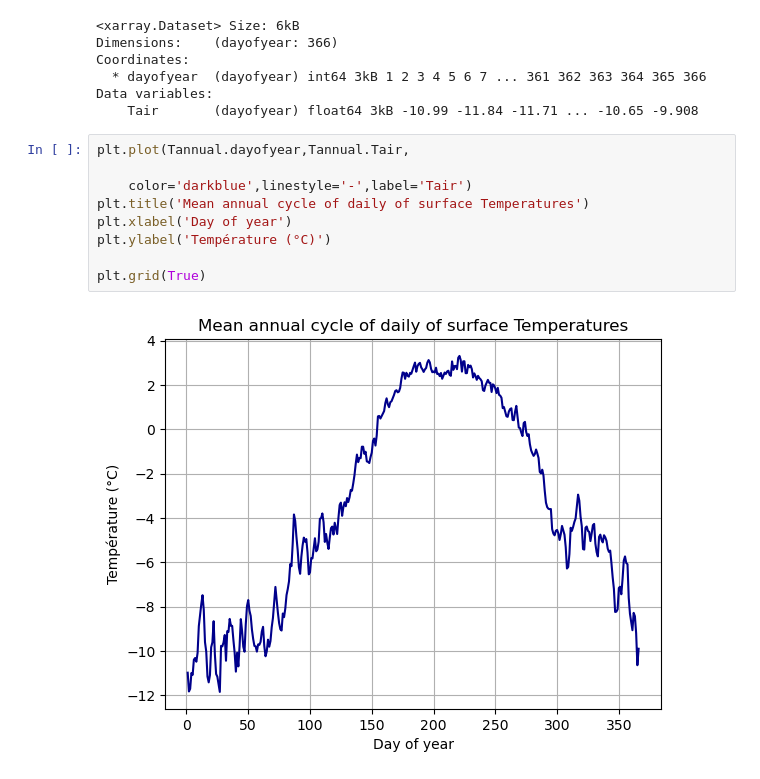
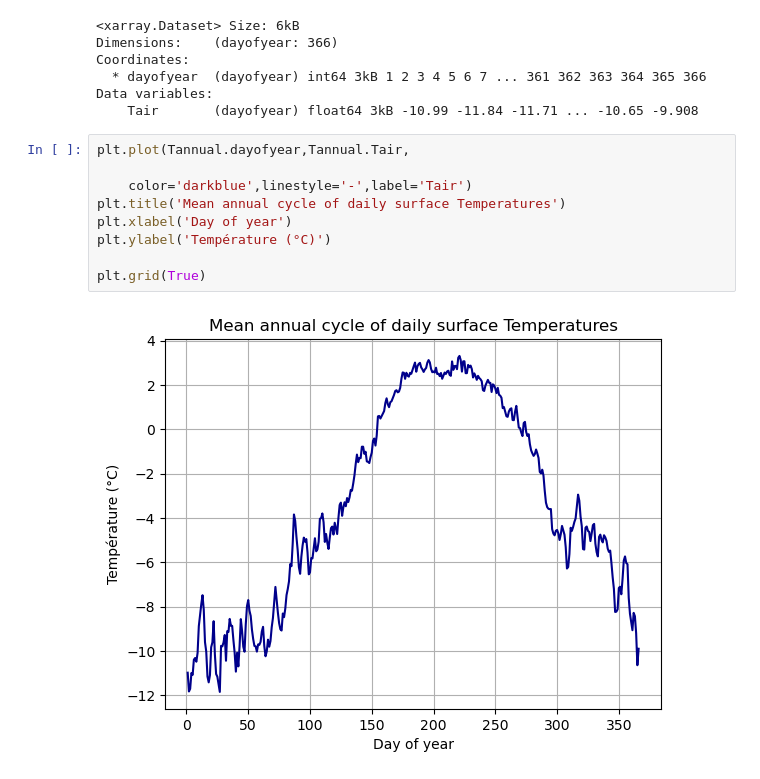
Before and after one commit to Andeol-ramb/MAR_HMA_GLACIOCLIM_Comparisons, a Jupyter notebook: T.StationMeraLa.ipynb, the cells around one changed output. Saved outputs shown, nothing was run; the diff lists cells and outputs as text.

```diff
--- a/T.StationMeraLa.ipynb
+++ b/T.StationMeraLa.ipynb
@@ -214,11 +214,11 @@ Data variables:
 # %%
 plt.plot(Tannual.dayofyear,Tannual.Tair,
 
     color='darkblue',linestyle='-',label='Tair')
-plt.title('Mean annual cycle of daily of surface Temperatures')
+plt.title('Mean annual cycle of daily surface Temperatures')
 plt.xlabel('Day of year')
 plt.ylabel('Température (°C)')
 
 plt.grid(True)
 # %% [output]
-[figure, old version]
+[figure, new version]
```
Also changed, not shown: 1 other file.
